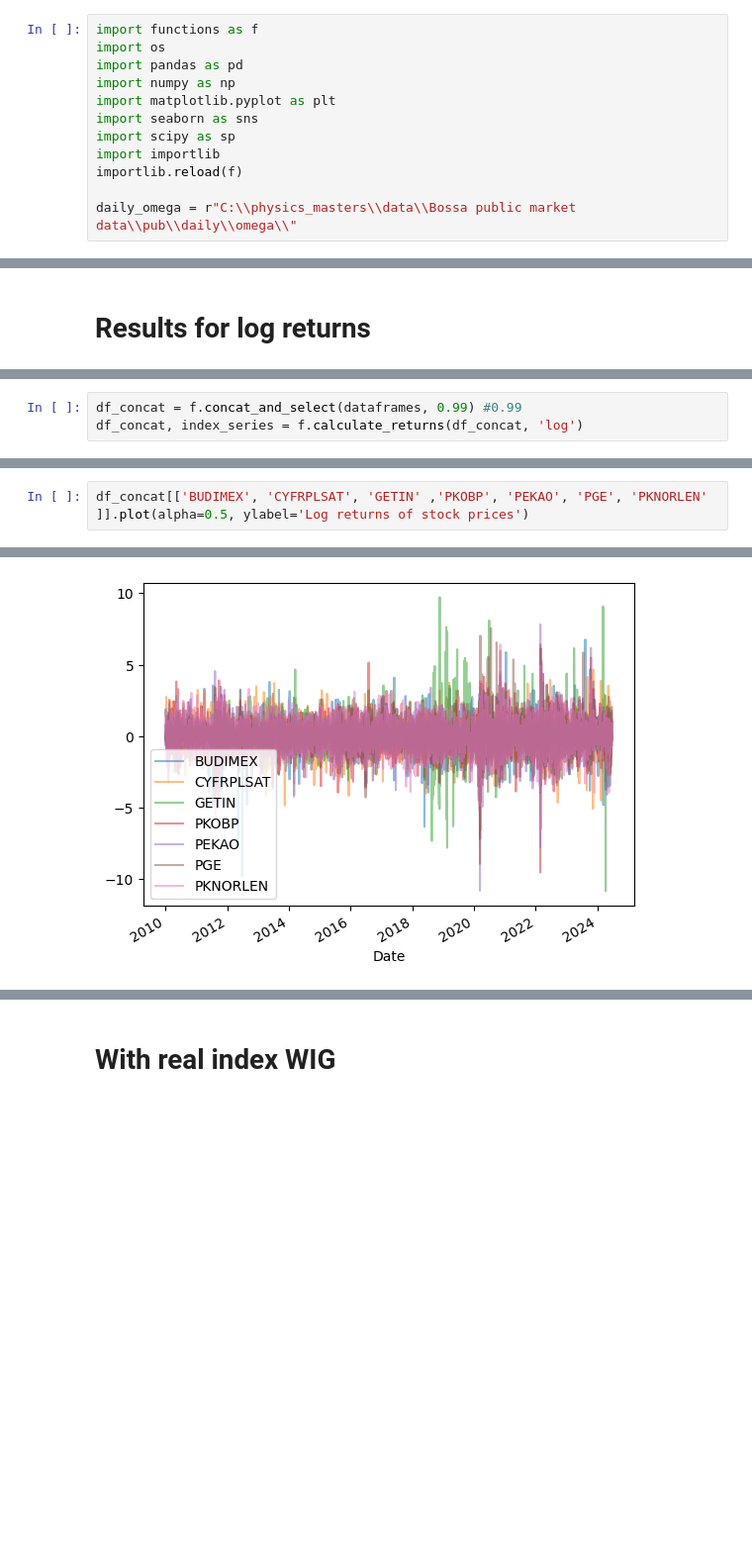
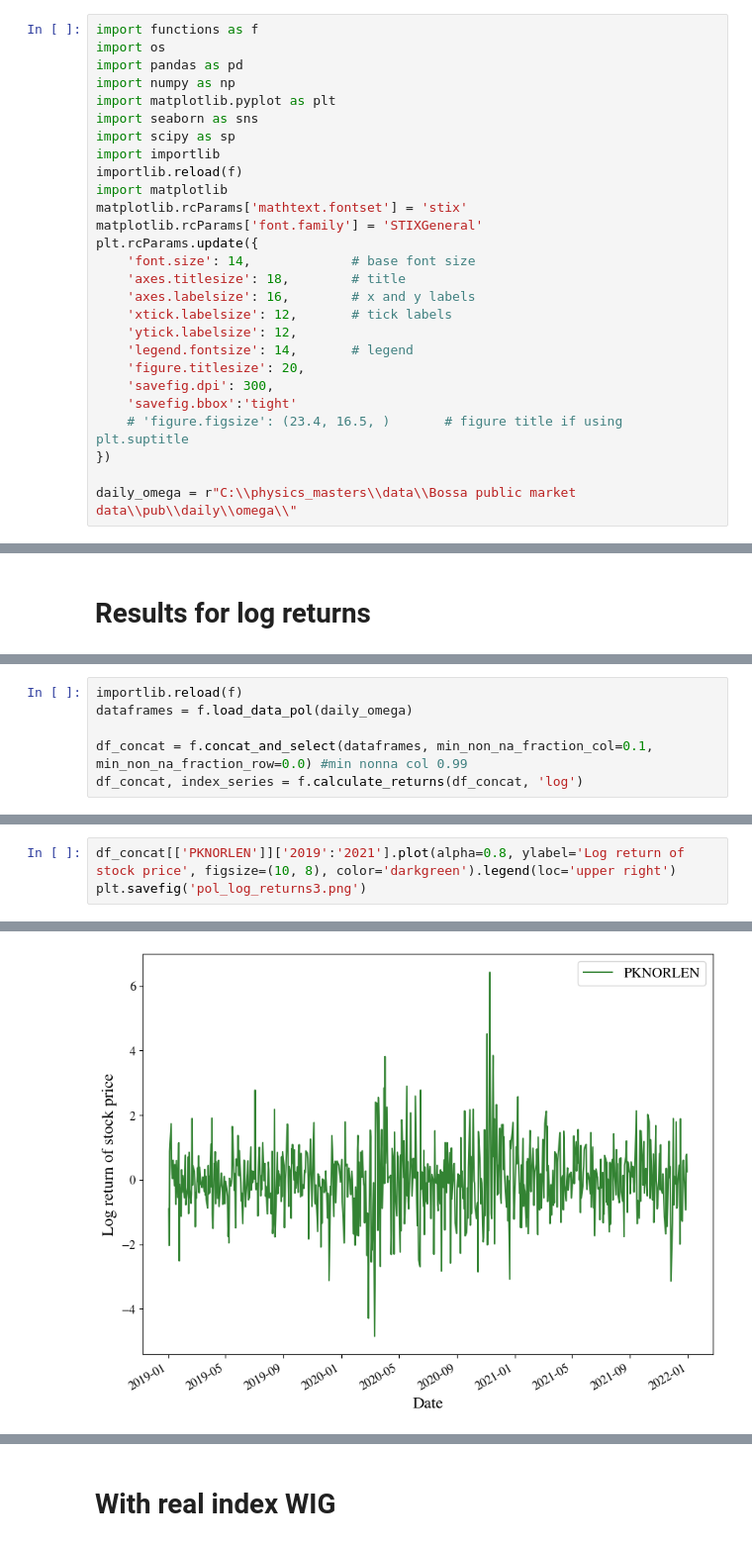
Before and after one commit to megi2601/physics_masters, a Jupyter notebook: code/leverege_effect_poland.ipynb, the cells around one changed output, grey strips where cells are left out. Shown at 99% size. Cells and saved outputs as stored; diff of their text form; blank space fills up the shorter version.

```diff
--- a/code/leverege_effect_poland.ipynb
+++ b/code/leverege_effect_poland.ipynb
@@ -8,6 +8,21 @@ import seaborn as sns
 import scipy as sp
 import importlib
 importlib.reload(f)
+import matplotlib
+matplotlib.rcParams['mathtext.fontset'] = 'stix'
+matplotlib.rcParams['font.family'] = 'STIXGeneral'
+plt.rcParams.update({
+    'font.size': 14,             # base font size
+    'axes.titlesize': 18,        # title
+    'axes.labelsize': 16,        # x and y labels
+    'xtick.labelsize': 12,       # tick labels
+    'ytick.labelsize': 12,
+    'legend.fontsize': 14,       # legend
+    'figure.titlesize': 20,
+    'savefig.dpi': 300,
+    'savefig.bbox':'tight'
+    # 'figure.figsize': (23.4, 16.5, )       # figure title if using plt.suptitle
+})
 
 daily_omega = r"C:\\physics_masters\\data\\Bossa public market data\\pub\\daily\\omega\\"
 # %% [markdown]
@@ -43,4 +77,7 @@ rho_0*sigma2_0 = 0.0666
 # %%
-df_concat = f.concat_and_select(dataframes, 0.99) #0.99
+importlib.reload(f)
+dataframes = f.load_data_pol(daily_omega)
+
+df_concat = f.concat_and_select(dataframes, min_non_na_fraction_col=0.1, min_non_na_fraction_row=0.0) #min nonna col 0.99
 df_concat, index_series = f.calculate_returns(df_concat, 'log')
 # %% [output]
@@ -64,3 +93,4 @@ Index(['ACTION', 'AGORA', 'AMBRA', 'AMICA', 'AMREST', 'APATOR', 'ARCTIC',
 # %%
-df_concat[['BUDIMEX', 'CYFRPLSAT', 'GETIN' ,'PKOBP', 'PEKAO', 'PGE', 'PKNORLEN' ]].plot(alpha=0.5, ylabel='Log returns of stock prices')
+df_concat[['PKNORLEN']]['2019':'2021'].plot(alpha=0.8, ylabel='Log return of stock price', figsize=(10, 8), color='darkgreen').legend(loc='upper right')
+plt.savefig('pol_log_returns3.png')
 # %% [output]
@@ -68,3 +97,3 @@ df_concat[['BUDIMEX', 'CYFRPLSAT', 'GETIN' ,'PKOBP', 'PEKAO', 'PGE', 'PKNORLEN'
-[figure, old version]
+[figure, new version]
 # %%
 importlib.reload(f)
```
Also changed, not shown: parts of 6 cells of this notebook, 2 other files.
